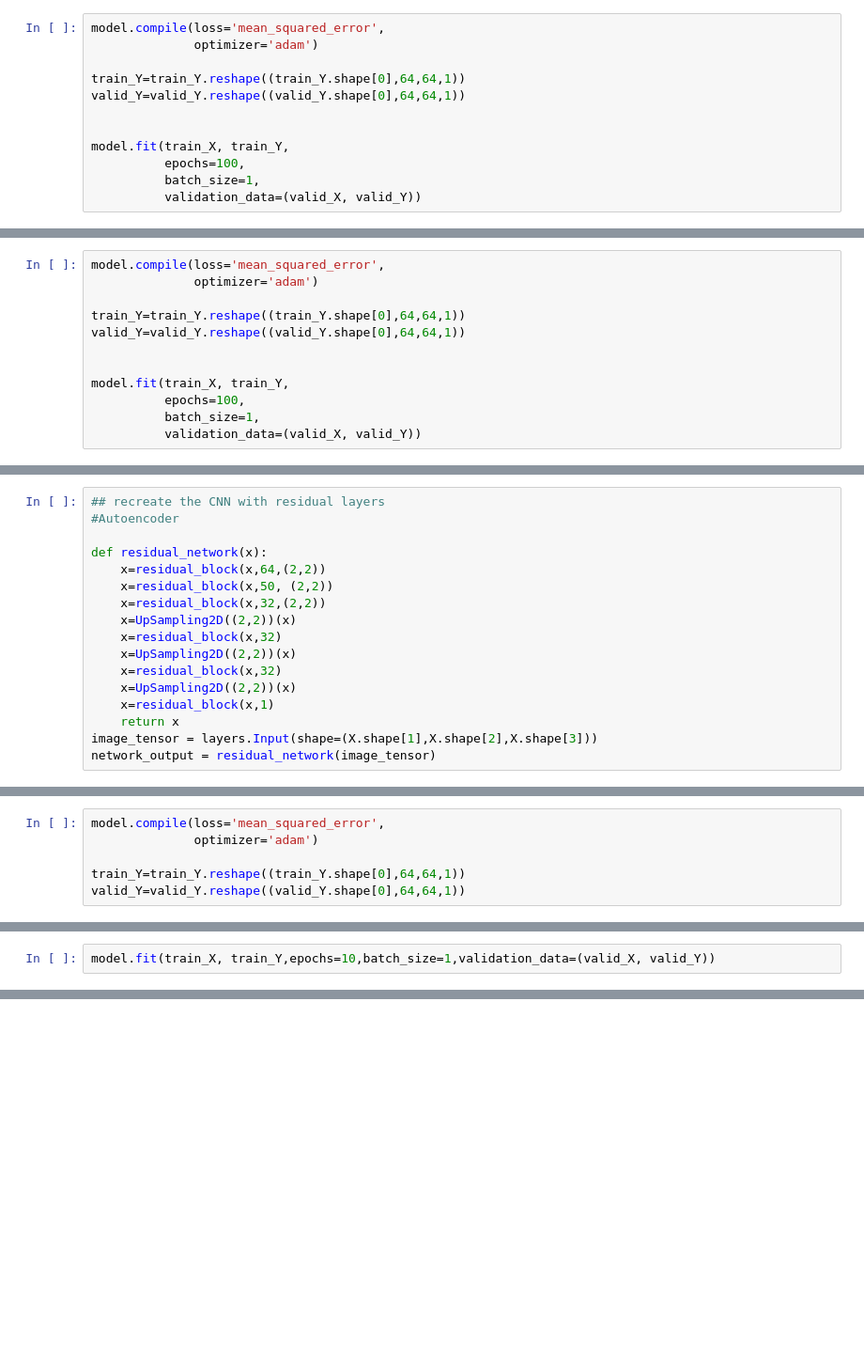
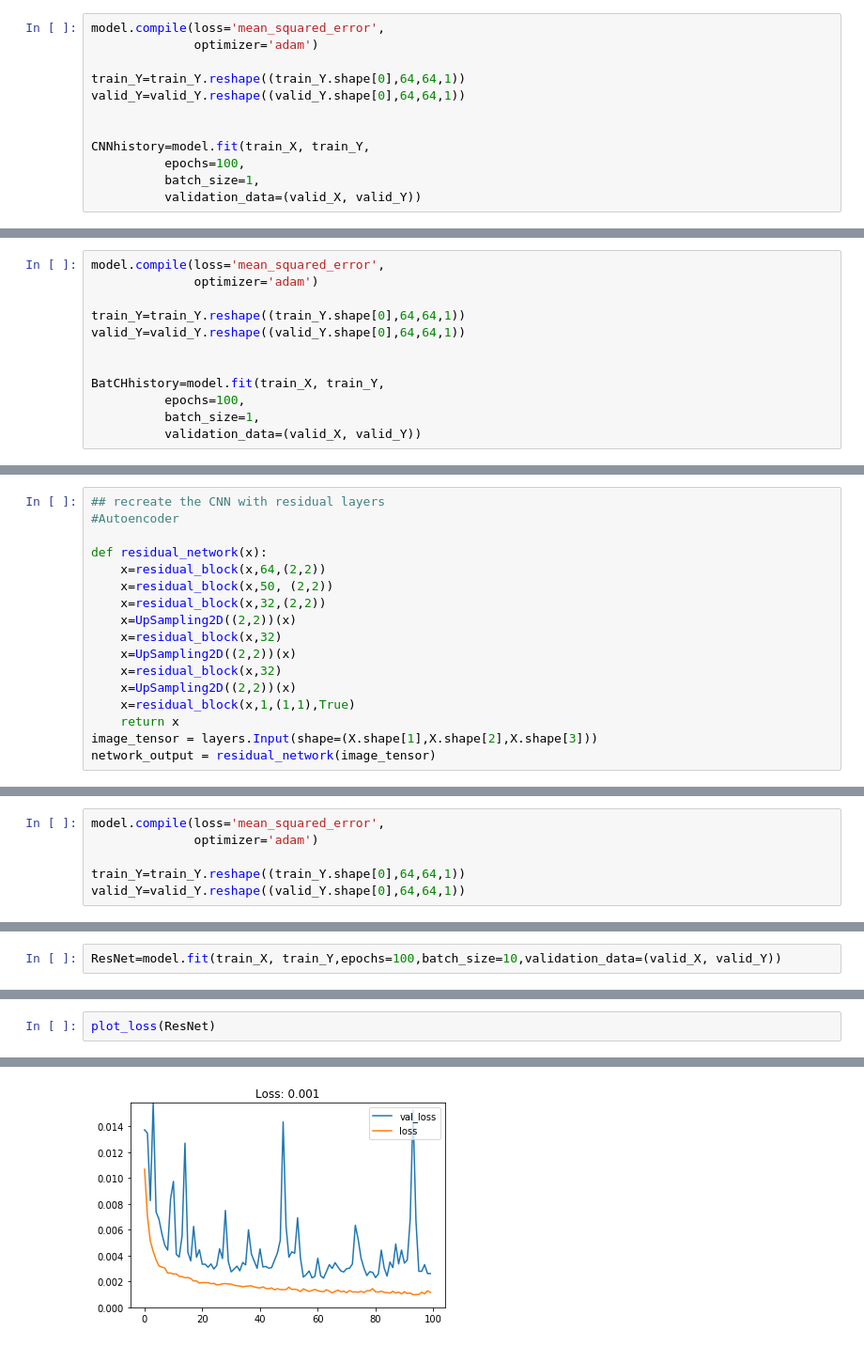
Before and after one commit to thayermldac/mre, a Jupyter notebook: modelfit_CNN_antoencoder.ipynb, the cells around one changed output, grey strips where cells are left out. Shown at 94% size. Drawn from its saved outputs; the diff is of its cells as text; blank space fills up the shorter version.

Commit message:
ResNet
Used residual CNN to replace the original CNN

```diff
--- a/modelfit_CNN_antoencoder.ipynb
+++ b/modelfit_CNN_antoencoder.ipynb
@@ -296,7 +297,7 @@ train_Y=train_Y.reshape((train_Y.shape[0],64,64,1))
 valid_Y=valid_Y.reshape((valid_Y.shape[0],64,64,1))
 
 
-model.fit(train_X, train_Y,
+CNNhistory=model.fit(train_X, train_Y,
           epochs=100,
           batch_size=1,
           validation_data=(valid_X, valid_Y))
@@ -453,7 +454,7 @@ train_Y=train_Y.reshape((train_Y.shape[0],64,64,1))
 valid_Y=valid_Y.reshape((valid_Y.shape[0],64,64,1))
 
 
-model.fit(train_X, train_Y,
+BatCHhistory=model.fit(train_X, train_Y,
           epochs=100,
           batch_size=1,
           validation_data=(valid_X, valid_Y))
@@ -571,7 +572,7 @@ def residual_network(x):
     x=UpSampling2D((2,2))(x)
     x=residual_block(x,32)
     x=UpSampling2D((2,2))(x)
-    x=residual_block(x,1)
+    x=residual_block(x,1,(1,1),True)
     return x
 image_tensor = layers.Input(shape=(X.shape[1],X.shape[2],X.shape[3]))
 network_output = residual_network(image_tensor)
@@ -606,3 +611,3 @@ valid_Y=valid_Y.reshape((valid_Y.shape[0],64,64,1))
 # %%
-model.fit(train_X, train_Y,epochs=10,batch_size=1,validation_data=(valid_X, valid_Y))
+ResNet=model.fit(train_X, train_Y,epochs=100,batch_size=10,validation_data=(valid_X, valid_Y))
 # %% [output]
@@ -609,0 +631,3 @@ ValueError: Error when checking target: expected leaky_re_lu_51 to have shape (N
+# %%
+plot_loss(ResNet)
+# %% [output]
@@ -609,0 +635 @@ ValueError: Error when checking target: expected leaky_re_lu_51 to have shape (N
+[figure, added]
```
Also changed, not shown: parts of 12 cells of this notebook, 1 other file.
